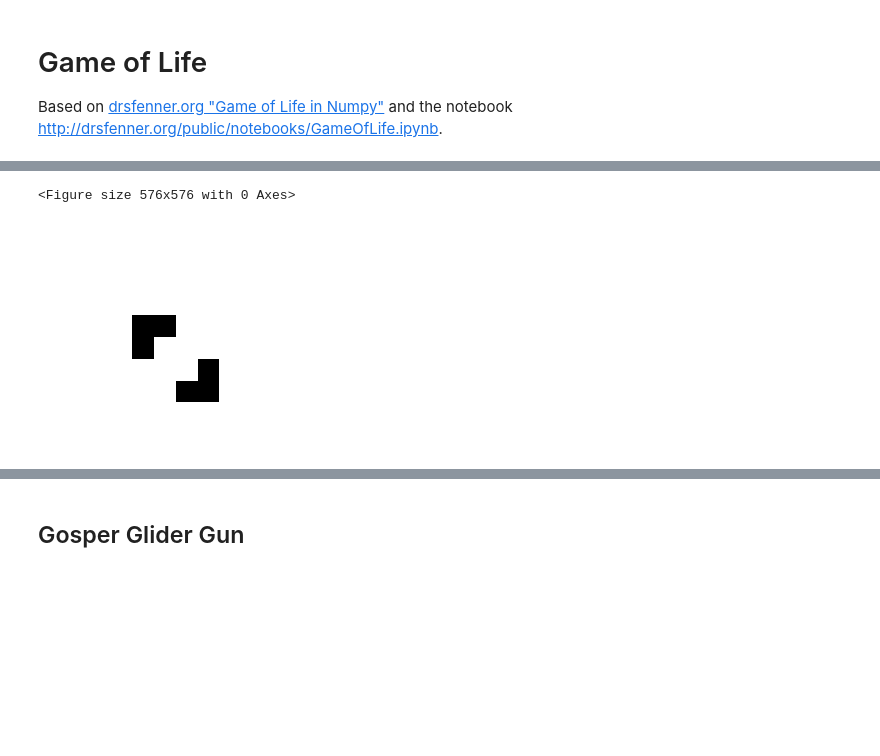
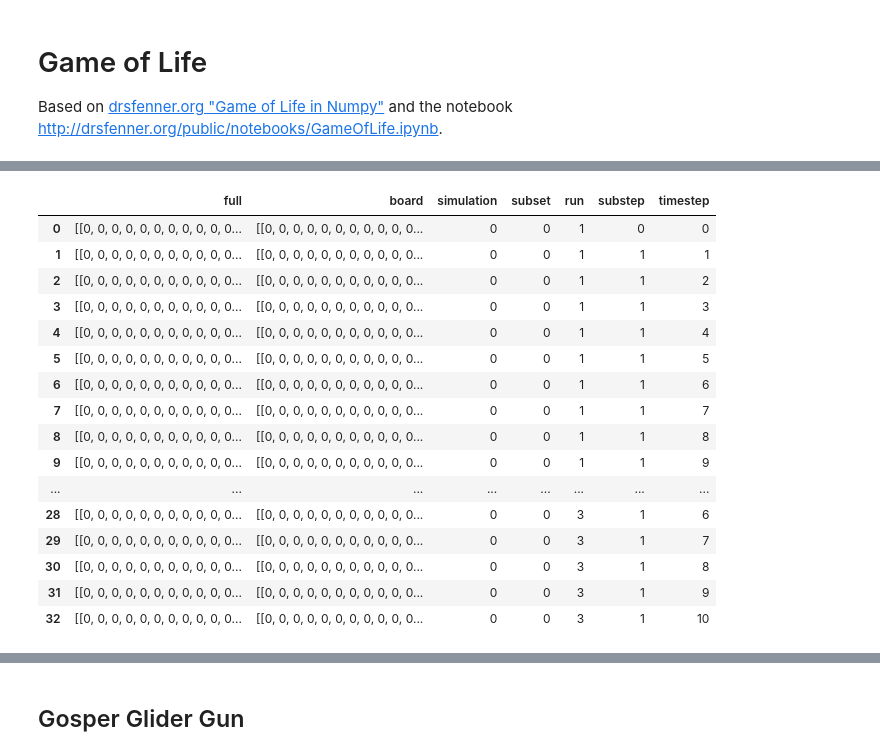
Before and after one commit to CADLabs/radCAD, a Jupyter notebook: examples/game-of-life/game-of-life.ipynb, the cells around one changed output, grey strips where cells are left out. Drawn from its saved outputs; the diff is of its cells as text; code cells hidden in the pictures; blank space fills up the shorter version.

```diff
--- a/examples/game-of-life/game-of-life.ipynb
+++ b/examples/game-of-life/game-of-life.ipynb
@@ -88,7 +88,7 @@ state_update_blocks = [
 ]
 # %%
 TIMESTEPS = 10
-RUNS = 1
+RUNS = 3
 
 model = Model(initial_state=initial_state, state_update_blocks=state_update_blocks, params=params)
 simulation = Simulation(model=model, timesteps=TIMESTEPS, runs=RUNS)
@@ -106,6 +106,5 @@ simulation.model = model
 
 result = simulation.run()
 df = pd.DataFrame(result)
-
-animate_board(df)
+df
 # %% [output]
@@ -113,2 +111,17 @@ animate_board(df)
-<Figure size 576x576 with 0 Axes>
-[figure, removed]
+|  | full | board | simulation | subset | run | substep | timestep |
+| 0 | [[0, 0, 0, 0, 0, 0, 0, 0, 0, 0, 0... | [[0, 0, 0, 0, 0, 0, 0, 0, 0, 0, 0... | 0 | 0 | 1 | 0 | 0 |
+| 1 | [[0, 0, 0, 0, 0, 0, 0, 0, 0, 0, 0... | [[0, 0, 0, 0, 0, 0, 0, 0, 0, 0, 0... | 0 | 0 | 1 | 1 | 1 |
+| 2 | [[0, 0, 0, 0, 0, 0, 0, 0, 0, 0, 0... | [[0, 0, 0, 0, 0, 0, 0, 0, 0, 0, 0... | 0 | 0 | 1 | 1 | 2 |
+| 3 | [[0, 0, 0, 0, 0, 0, 0, 0, 0, 0, 0... | [[0, 0, 0, 0, 0, 0, 0, 0, 0, 0, 0... | 0 | 0 | 1 | 1 | 3 |
+| 4 | [[0, 0, 0, 0, 0, 0, 0, 0, 0, 0, 0... | [[0, 0, 0, 0, 0, 0, 0, 0, 0, 0, 0... | 0 | 0 | 1 | 1 | 4 |
+| 5 | [[0, 0, 0, 0, 0, 0, 0, 0, 0, 0, 0... | [[0, 0, 0, 0, 0, 0, 0, 0, 0, 0, 0... | 0 | 0 | 1 | 1 | 5 |
+| 6 | [[0, 0, 0, 0, 0, 0, 0, 0, 0, 0, 0... | [[0, 0, 0, 0, 0, 0, 0, 0, 0, 0, 0... | 0 | 0 | 1 | 1 | 6 |
+| 7 | [[0, 0, 0, 0, 0, 0, 0, 0, 0, 0, 0... | [[0, 0, 0, 0, 0, 0, 0, 0, 0, 0, 0... | 0 | 0 | 1 | 1 | 7 |
+| 8 | [[0, 0, 0, 0, 0, 0, 0, 0, 0, 0, 0... | [[0, 0, 0, 0, 0, 0, 0, 0, 0, 0, 0... | 0 | 0 | 1 | 1 | 8 |
+| 9 | [[0, 0, 0, 0, 0, 0, 0, 0, 0, 0, 0... | [[0, 0, 0, 0, 0, 0, 0, 0, 0, 0, 0... | 0 | 0 | 1 | 1 | 9 |
+| ... | ... | ... | ... | ... | ... | ... | ... |
+| 28 | [[0, 0, 0, 0, 0, 0, 0, 0, 0, 0, 0... | [[0, 0, 0, 0, 0, 0, 0, 0, 0, 0, 0... | 0 | 0 | 3 | 1 | 6 |
+| 29 | [[0, 0, 0, 0, 0, 0, 0, 0, 0, 0, 0... | [[0, 0, 0, 0, 0, 0, 0, 0, 0, 0, 0... | 0 | 0 | 3 | 1 | 7 |
+| 30 | [[0, 0, 0, 0, 0, 0, 0, 0, 0, 0, 0... | [[0, 0, 0, 0, 0, 0, 0, 0, 0, 0, 0... | 0 | 0 | 3 | 1 | 8 |
+| 31 | [[0, 0, 0, 0, 0, 0, 0, 0, 0, 0, 0... | [[0, 0, 0, 0, 0, 0, 0, 0, 0, 0, 0... | 0 | 0 | 3 | 1 | 9 |
+| 32 | [[0, 0, 0, 0, 0, 0, 0, 0, 0, 0, 0... | [[0, 0, 0, 0, 0, 0, 0, 0, 0, 0, 0... | 0 | 0 | 3 | 1 | 10 |
```
Also changed, not shown: parts of 9 cells of this notebook, 9 other files.
